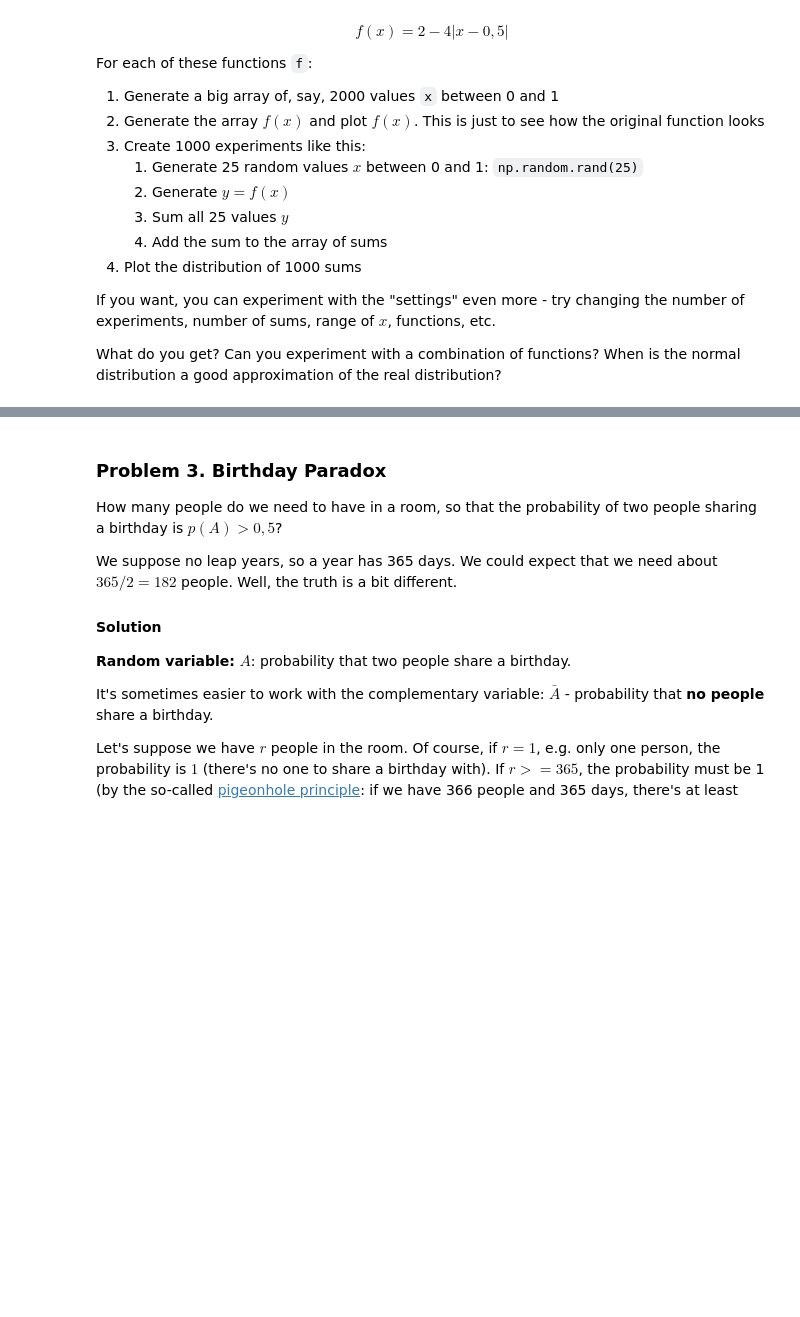
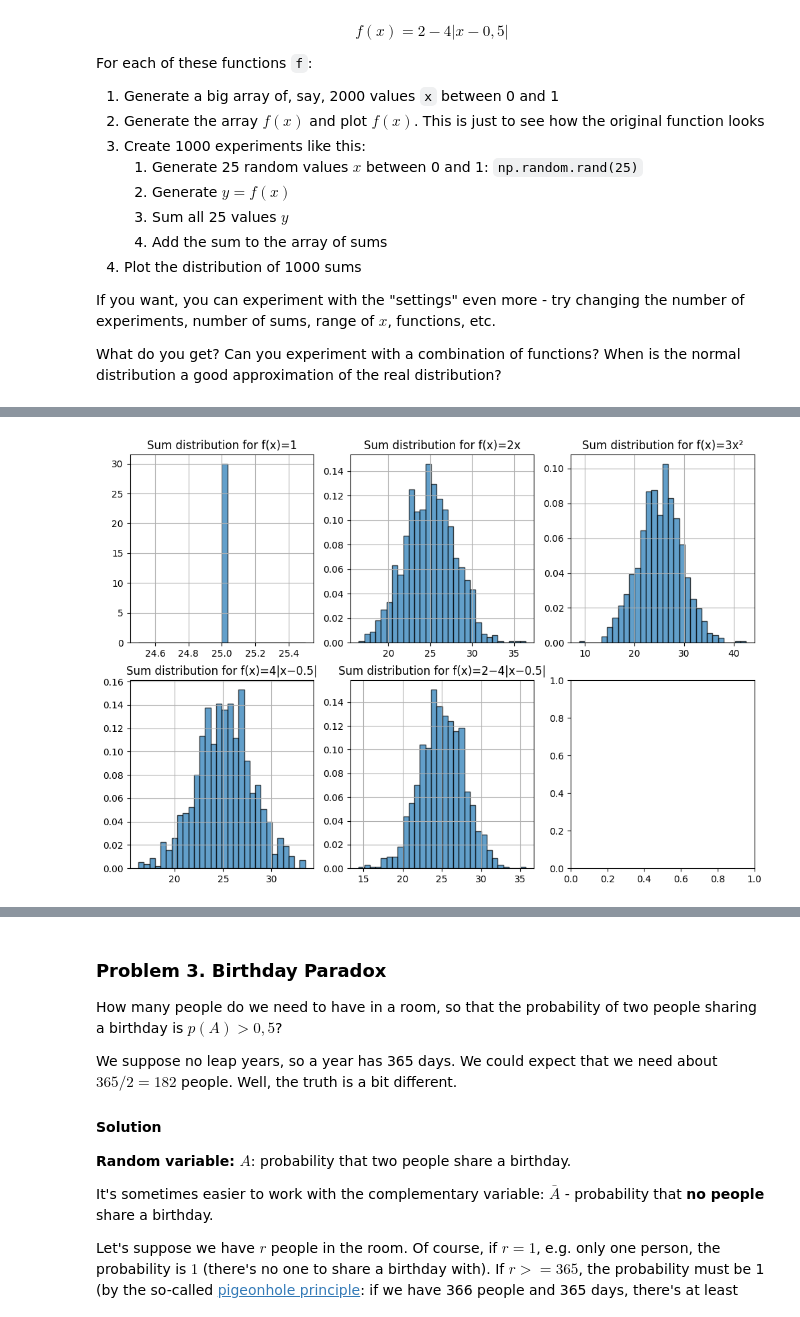
Before and after one commit to stilyan122/AI-and-Machine-Learning, a Jupyter notebook: Math Concepts for Developers/Probability and Combinatorics/Probability and Combinatorics Exercise.ipynb, the cells around one changed output, grey strips where cells are left out. Drawn from its saved outputs; the diff is of its cells as text; code cells hidden in the pictures; blank space fills up the shorter version.

```diff
--- a/Math Concepts for Developers/Probability and Combinatorics/Probability and Combinatorics Exercise.ipynb
+++ b/Math Concepts for Developers/Probability and Combinatorics/Probability and Combinatorics Exercise.ipynb
@@ -161,0 +196,34 @@ What do you get? Can you experiment with a combination of functions? When is the
+# %%
+def experiments(n_experiments, sample_size, functions):
+    """
+    Function to plot and conduct an experiment with functions - for each experiment
+    we generate random numbers and sum the functions' outputs of them
+    """
+    fig, axes = plt.subplots(2, 3, figsize=(12, 8))
+    axes = axes.flatten()
+
+    for ax, f, label in zip(axes, functions, labels):
+        sums = []
+        for _ in range(n_experiments):
+            values = np.random.rand(sample_size)
+            ys = f(values)
+            sums.append(np.sum(ys))
+
+        ax.hist(sums, bins=30, density=True, alpha=0.7, edgecolor='black')
+        ax.set_title(f"Sum distribution for {label}")
+        ax.grid(True)
+# %%
+functions = [
+    lambda x: np.ones_like(x),
+    lambda x: 2 * x,
+    lambda x: 3 * (x ** 2),
+    lambda x: 4 * np.abs(x - 0.5),
+    lambda x: 2 - 4 * np.abs(x - 0.5)
+]
+
+n_experiments = 1000
+sample_size = 25
+
+experiments(n_experiments, sample_size, functions)
+# %% [output]
+[figure, added]
```
Also changed, not shown: parts of 21 cells of this notebook.
